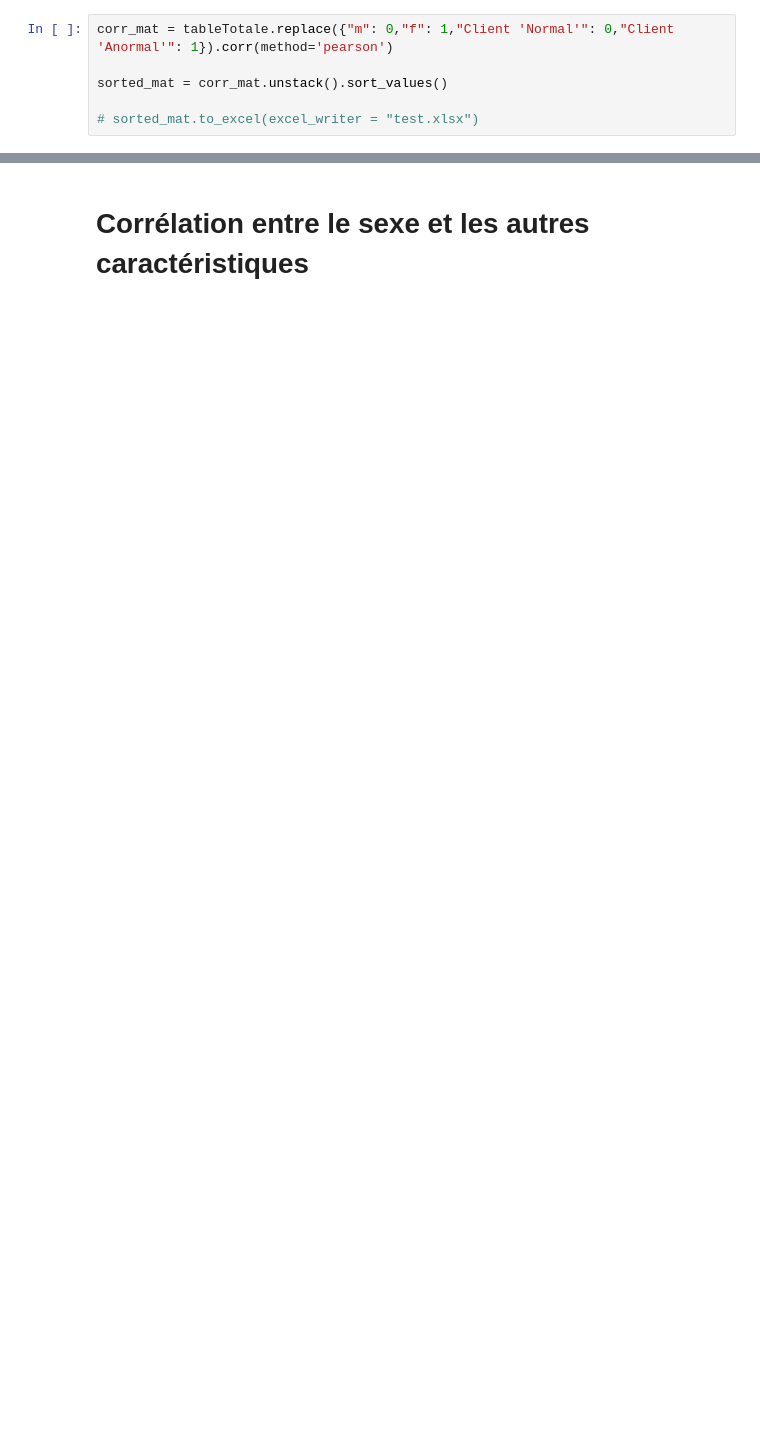
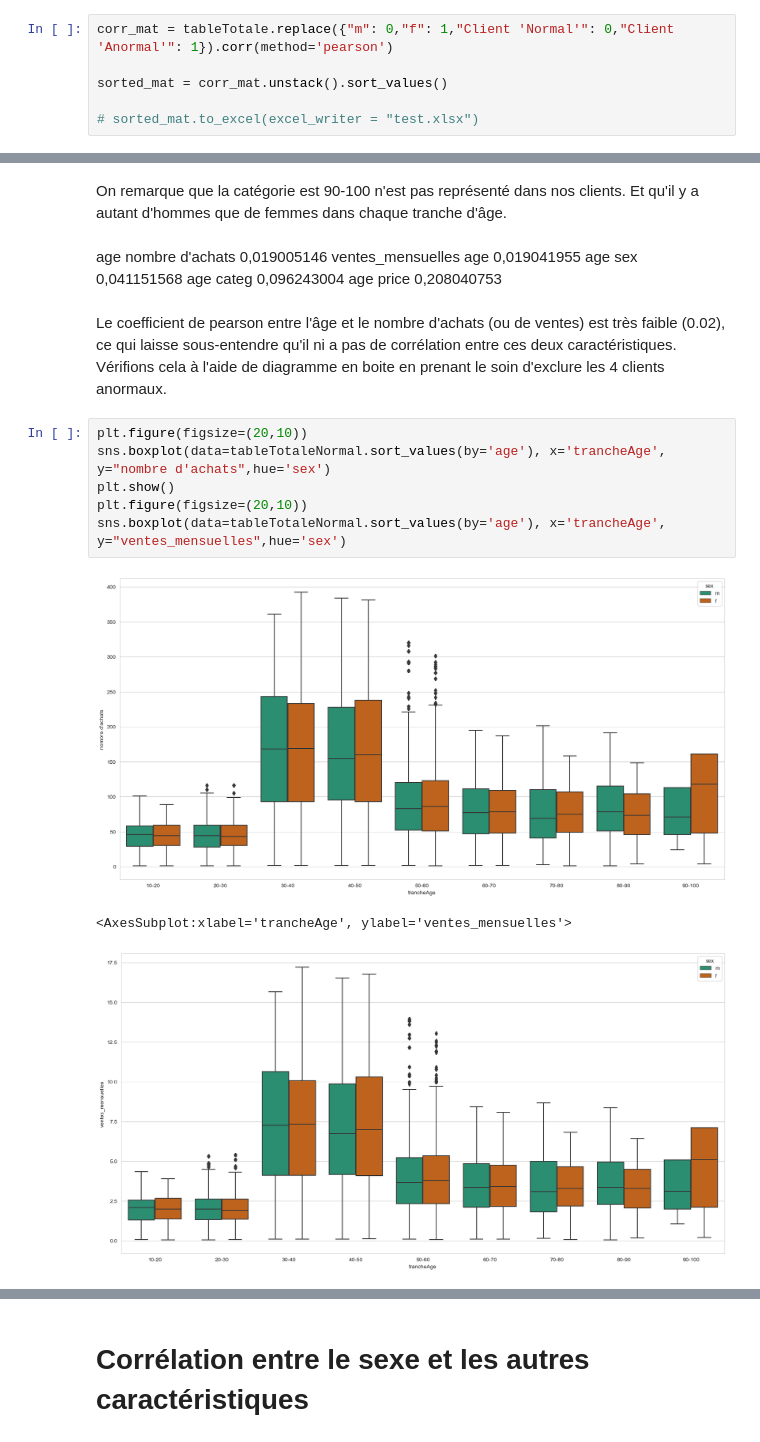
Before and after one commit to Sumoka14/Projet-n-6, a Jupyter notebook: Projet n°6.ipynb, the cells around one changed output, grey strips where cells are left out. Saved outputs shown, nothing was run; the diff lists cells and outputs as text; blank space fills up the shorter version.

```diff
--- a/Projet n°6.ipynb
+++ b/Projet n°6.ipynb
@@ -644,0 +740,20 @@ sorted_mat = corr_mat.unstack().sort_values()
+# %% [markdown]
+On remarque que la catégorie est 90-100 n'est pas représenté dans nos clients. Et qu'il y a autant d'hommes que de femmes dans chaque tranche d'âge.
+# %% [markdown]
+age	nombre d'achats 	0,019005146
+ventes_mensuelles	age		0,019041955
+age	sex		0,041151568
+age	categ		0,096243004
+age	price		0,208040753
+# %% [markdown]
+Le coefficient de pearson entre l'âge et le nombre d'achats (ou de ventes) est très faible (0.02), ce qui laisse sous-entendre qu'il ni a pas de corrélation entre ces deux caractéristiques. Vérifions cela à l'aide de diagramme en boite en prenant le soin d'exclure les 4 clients anormaux.
+# %%
+plt.figure(figsize=(20,10))
+sns.boxplot(data=tableTotaleNormal.sort_values(by='age'), x='trancheAge', y="nombre d'achats",hue='sex')
+plt.show()
+plt.figure(figsize=(20,10))
+sns.boxplot(data=tableTotaleNormal.sort_values(by='age'), x='trancheAge', y="ventes_mensuelles",hue='sex')
+# %% [output]
+[figure, added]
+<AxesSubplot:xlabel='trancheAge', ylabel='ventes_mensuelles'>
+[figure, added]
```
Also changed, not shown: parts of 44 cells of this notebook.
